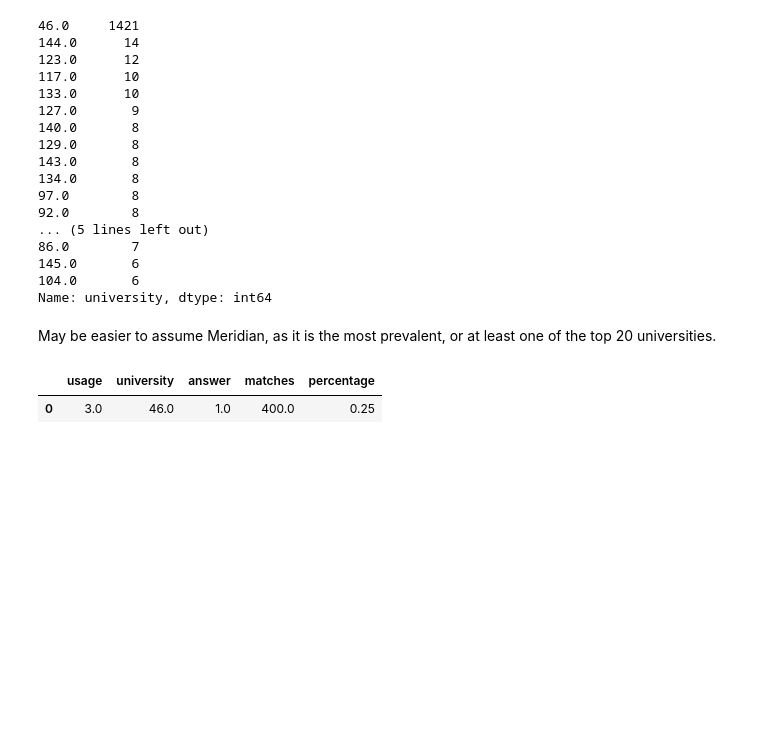
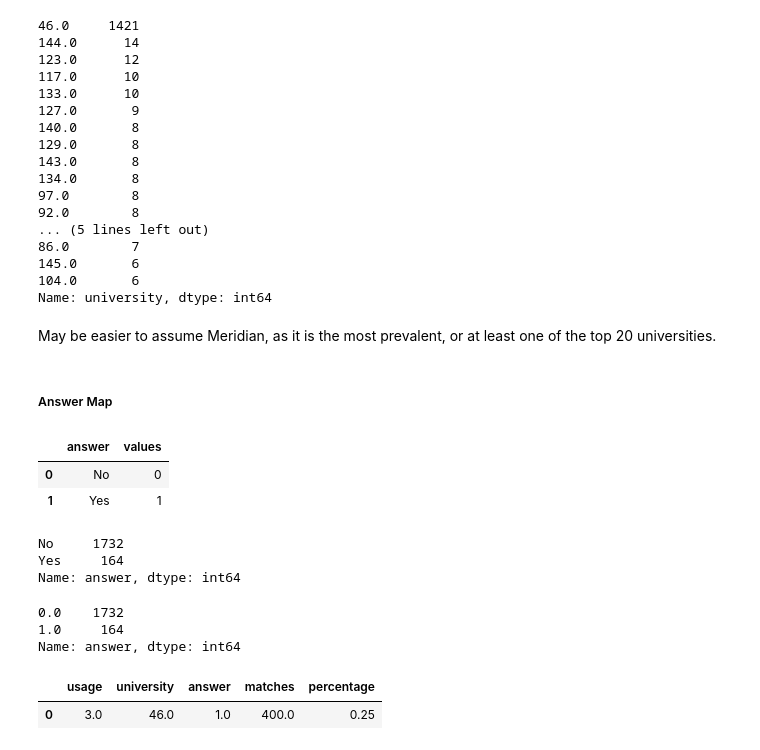
Before and after one commit to jodiambra/Code-Pudding-2, a Jupyter notebook: tinder.ipynb, the cells around one changed output. Cells and saved outputs as stored; diff of their text form; code cells hidden in the pictures; blank space fills up the shorter version.

```diff
--- a/tinder.ipynb
+++ b/tinder.ipynb
@@ -463,3 +490,13 @@ X.university.value_counts().nlargest(20)
 Name: university, dtype: int64
 # %% [markdown]
 May be easier to assume Meridian, as it is the most prevalent, or at least one of the top 20 universities.
+# %% [markdown]
+##### Answer Map
+# %%
+# Do you use Tinder?
+answer = pd.DataFrame({'answer':['No', 'Yes'], 'values': [0, 1 ]})
+answer
+# %% [output]
+|  | answer | values |
+| 0 | No | 0 |
+| 1 | Yes | 1 |
@@ -466,3 +505,17 @@ May be easier to assume Meridian, as it is the most prevalent, or at least one o
+# %%
+# map of coded values
+tinder.answer.value_counts()
+# %% [output]
+No     1732
+Yes     164
+Name: answer, dtype: int64
+# %%
+# coded values
+X.answer.value_counts()
+# %% [output]
+0.0    1732
+1.0     164
+Name: answer, dtype: int64
 # %%
 # new data to make predictions
 new_data = pd.DataFrame(index=['usage', 'university', 'answer', 'matches', 'percentage'], data=[3, 46, 1, 400, 0.25])
```
Also changed, not shown: parts of 20 cells of this notebook, 1 other file.
